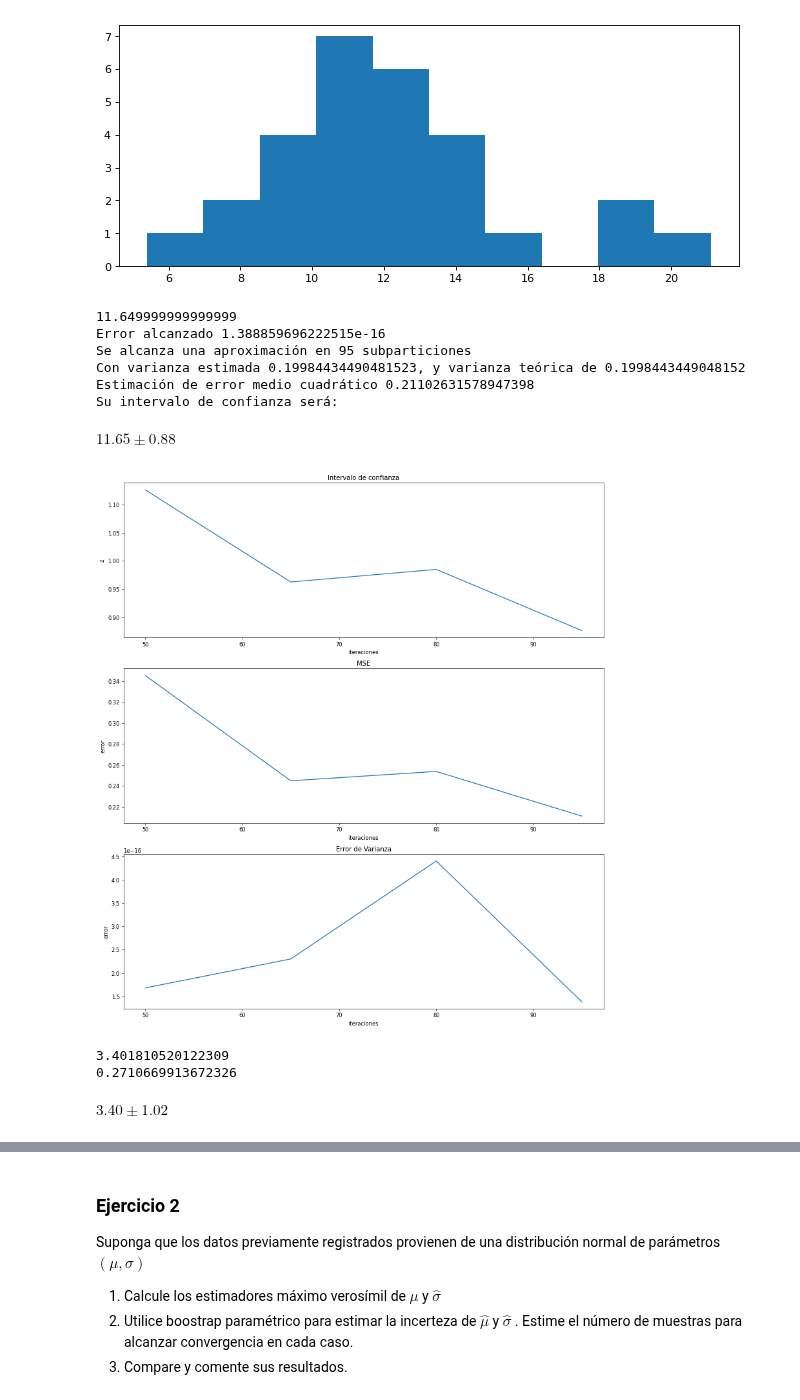
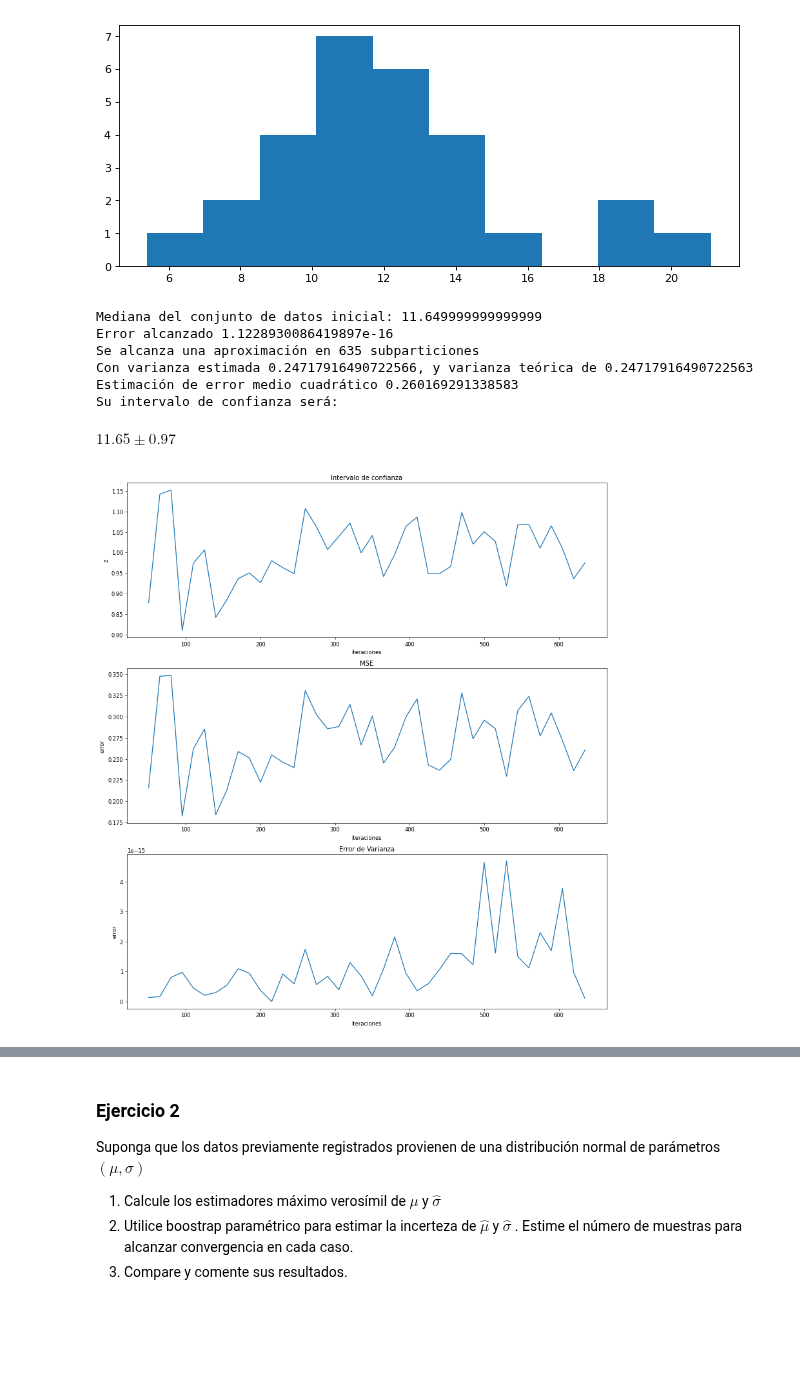
Before and after one commit to estebantejeda/INFO274, a Jupyter notebook: lab5/Laboratorio5.ipynb, the cells around one changed output, grey strips where cells are left out. Cells and saved outputs as stored; diff of their text form; code cells hidden in the pictures; blank space fills up the shorter version.

```diff
--- a/lab5/Laboratorio5.ipynb
+++ b/lab5/Laboratorio5.ipynb
@@ -34,7 +34,7 @@ plt.show()
 # %%
 #mediana del conjunto de datos inicial
 m = statistics.median(datos)
-print(m)
+print(f"Mediana del conjunto de datos inicial: {m}")
 
 #operadores en generacion de submuestras para B
 b=2500
@@ -77,7 +77,7 @@ for item in rng1:
     err = abs(var-var_t)/abs(var)
     error_var.append(err)
 
-    if(err<5*math.pow(10,-16.5) and err!=0.0):
+    if(err<5*math.pow(10,-16.6215) and err!=0.0):
         index = item
         break
 
@@ -90,54 +90,28 @@ print(f"Estimación de error medio cuadrático {mse[ln-1]}")
 print(f"Su intervalo de confianza será:")
 display(Math('%0.2f \pm %0.2f' % (m, 1.96*math.sqrt(var) )))
 # %% [output]
-11.649999999999999
-Error alcanzado 1.388859696222515e-16
-Se alcanza una aproximación en 95 subparticiones
-Con varianza estimada 0.19984434490481523, y varianza teórica de 0.1998443449048152
-Estimación de error medio cuadrático 0.21102631578947398
+Mediana del conjunto de datos inicial: 11.649999999999999
+Error alcanzado 1.1228930086419897e-16
+Se alcanza una aproximación en 635 subparticiones
+Con varianza estimada 0.24717916490722566, y varianza teórica de 0.24717916490722563
+Estimación de error medio cuadrático 0.260169291338583
 Su intervalo de confianza será:
-$\displaystyle 11.65 \pm 0.88$
+$\displaystyle 11.65 \pm 0.97$
 # %%
 fig, ax = plt.subplots(3, 1, figsize=(16, 18), dpi=60)
 dm = list(range(50,index+step,step))
 ax[0].plot(dm,int_conf)
 ax[0].set_title("Intervalo de confianza")
-ax[0].set(xlabel='iteraciones', ylabel='z')
+ax[0].set(xlabel='subparticiones', ylabel='z')
 
 ax[1].set_title("MSE")
-ax[1].set(xlabel='iteraciones', ylabel='error')
+ax[1].set(xlabel='subparticiones', ylabel='error')
 ax[1].plot(dm,mse)
 
 ax[2].set_title("Error de Varianza")
-ax[2].set(xlabel='iteraciones', ylabel='error')
+ax[2].set(xlabel='subparticiones', ylabel='error')
 ax[2].plot(dm,error_var)
 
 plt.show()
 # %% [output]
-[figure, old version]
+[figure, new version]
-# %%
-m = statistics.stdev(datos)
-print(m)
-b=2500
-step=10
-rng1 =  list(range(50,b,step))
-
-mm = 0
-mn =[]
-bkn=[]
-for i in rng1:
-    mn=[]
-    for i in range(i):
-        dat = np.random.choice(list(datos),size=n,replace=True)
-        mn.append(statistics.stdev(dat))
-    var = statistics.variance(mn)
-    bkn.append(1.96*math.sqrt(var))
-
-var = statistics.variance(mn)
-print(var)
-rango = 1.96*math.sqrt(var)
-display(Math('%0.2f \pm %0.2f' % (m, rango )))
-# %% [output]
-3.401810520122309
-0.2710669913672326
-$\displaystyle 3.40 \pm 1.02$
```
Also changed, not shown: parts of 6 cells of this notebook.
